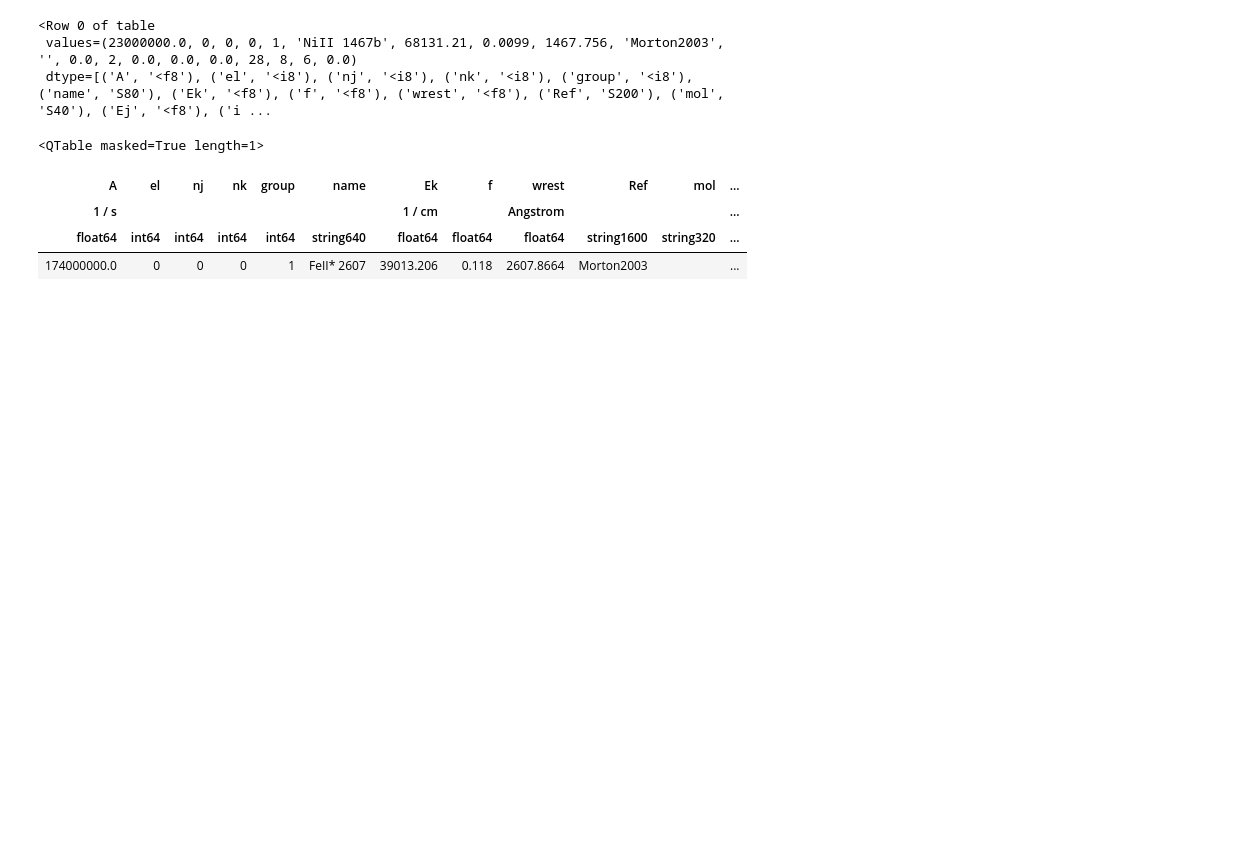
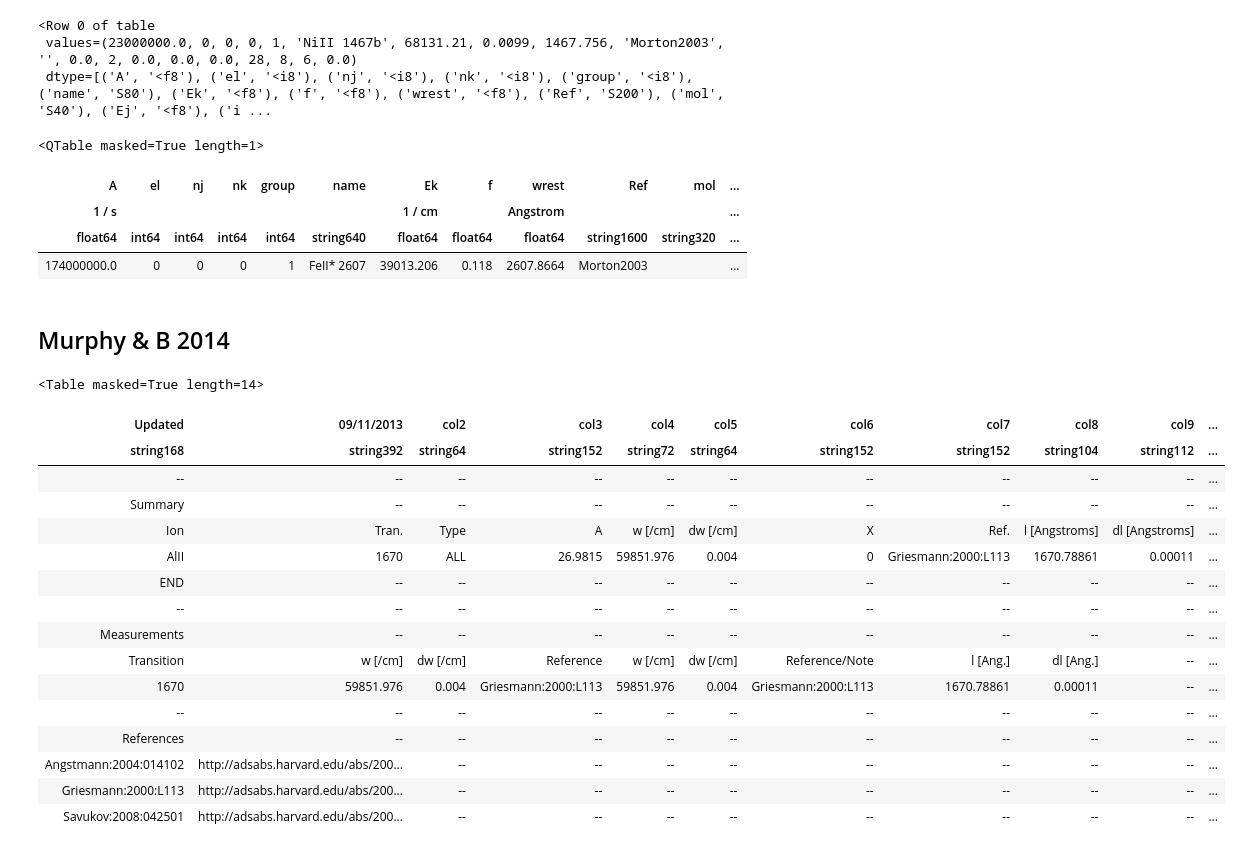
Before and after one commit to linetools/linetools, a Jupyter notebook: docs/examples/Read_Data.ipynb, the cells around one changed output. Saved outputs shown, nothing was run; the diff lists cells and outputs as text; code cells hidden in the pictures; blank space fills up the shorter version.

```diff
--- a/docs/examples/Read_Data.ipynb
+++ b/docs/examples/Read_Data.ipynb
@@ -144,3 +144,29 @@ ism._fulltable[tmp]
 | 1 / s |  |  |  |  |  | 1 / cm |  | Angstrom |  |  | ... |
 | float64 | int64 | int64 | int64 | int64 | string640 | float64 | float64 | float64 | string1600 | string320 | ... |
 | 174000000.0 | 0 | 0 | 0 | 1 | FeII* 2607 | 39013.206 | 0.118 | 2607.8664 | Morton2003 |  | ... |
+# %% [markdown]
+## Murphy & B 2014
+# %%
+mpth = os.getenv('DROPBOX_DIR')+'/Atomic/MMatomdat/'
+# %%
+AlII = ascii.read(mpth+'MMatomdat_AlII.csv', format='csv', fast_reader=False)
+# %%
+AlII
+# %% [output]
+<Table masked=True length=14>
+| Updated | 09/11/2013 | col2 | col3 | col4 | col5 | col6 | col7 | col8 | col9 | ... |
+| string168 | string392 | string64 | string152 | string72 | string64 | string152 | string152 | string104 | string112 | ... |
+| -- | -- | -- | -- | -- | -- | -- | -- | -- | -- | ... |
+| Summary | -- | -- | -- | -- | -- | -- | -- | -- | -- | ... |
+| Ion | Tran. | Type | A | w [/cm] | dw [/cm] | X | Ref. | l [Angstroms] | dl [Angstroms] | ... |
+| AlII | 1670 | ALL | 26.9815 | 59851.976 | 0.004 | 0 | Griesmann:2000:L113 | 1670.78861 | 0.00011 | ... |
+| END | -- | -- | -- | -- | -- | -- | -- | -- | -- | ... |
+| -- | -- | -- | -- | -- | -- | -- | -- | -- | -- | ... |
+| Measurements | -- | -- | -- | -- | -- | -- | -- | -- | -- | ... |
+| Transition | w [/cm] | dw [/cm] | Reference | w [/cm] | dw [/cm] | Reference/Note | l [Ang.] | dl [Ang.] | -- | ... |
+| 1670 | 59851.976 | 0.004 | Griesmann:2000:L113 | 59851.976 | 0.004 | Griesmann:2000:L113 | 1670.78861 | 0.00011 | -- | ... |
+| -- | -- | -- | -- | -- | -- | -- | -- | -- | -- | ... |
+| References | -- | -- | -- | -- | -- | -- | -- | -- | -- | ... |
+| Angstmann:2004:014102 | http://adsabs.harvard.edu/abs/200... | -- | -- | -- | -- | -- | -- | -- | -- | ... |
+| Griesmann:2000:L113 | http://adsabs.harvard.edu/abs/200... | -- | -- | -- | -- | -- | -- | -- | -- | ... |
+| Savukov:2008:042501 | http://adsabs.harvard.edu/abs/200... | -- | -- | -- | -- | -- | -- | -- | -- | ... |
```
Also changed, not shown: parts of 1 cell of this notebook.
